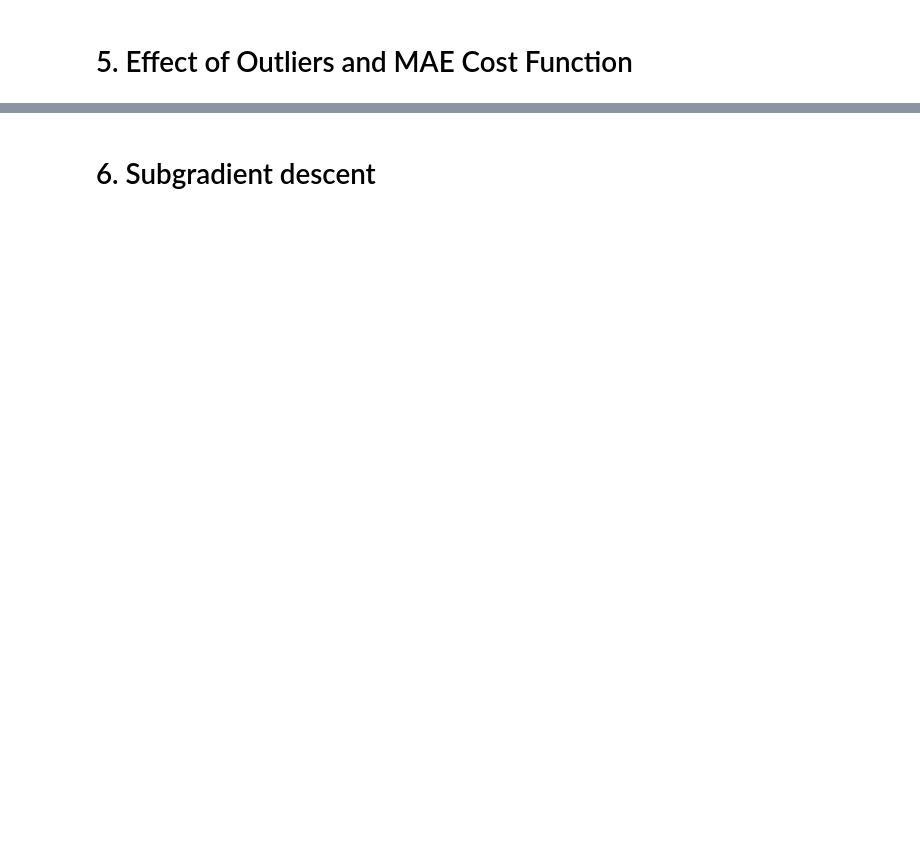
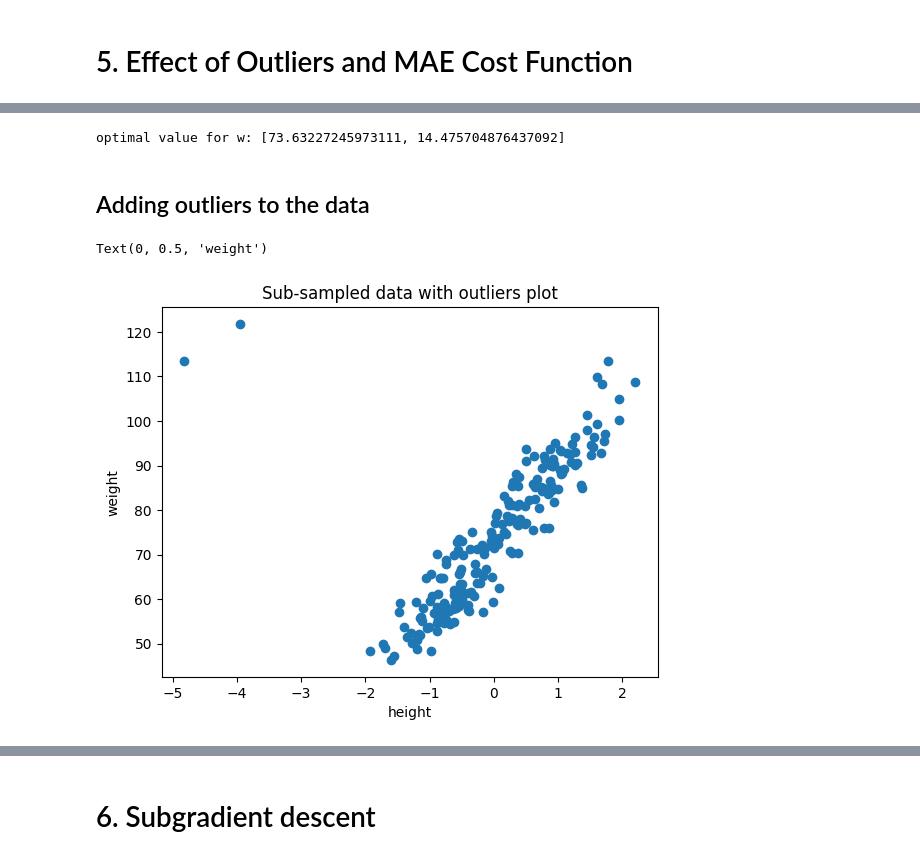
Before and after one commit to DaGrapix/ML_CS433, a Jupyter notebook: labs/ex02/template/ex02.ipynb, the cells around one changed output, grey strips where cells are left out. Cells and saved outputs as stored; diff of their text form; code cells hidden in the pictures; blank space fills up the shorter version.

```diff
--- a/labs/ex02/template/ex02.ipynb
+++ b/labs/ex02/template/ex02.ipynb
@@ -437,0 +519,21 @@ interact(plot_figure, n_iter=IntSlider(min=1, max=len(gd_ws)))
+# %%
+print(f"optimal value for w: {list(gd_ws[-1])}")
+# %% [output]
+optimal value for w: [73.63227245973111, 14.475704876437092]
+# %% [markdown]
+## Adding outliers to the data
+# %%
+import datetime
+from helpers import *
+
+height, weight, gender = load_data(sub_sample=True, add_outlier=True)
+x, mean_x, std_x = standardize(height)
+y, tx = build_model_data(x, weight)
+# %%
+plt.scatter(tx[:, 1], y)
+plt.title("Sub-sampled data with outliers plot")
+plt.xlabel("height")
+plt.ylabel("weight")
+# %% [output]
+Text(0, 0.5, 'weight')
+[figure, added]
```
Also changed, not shown: parts of 31 cells of this notebook, 4 other files.
